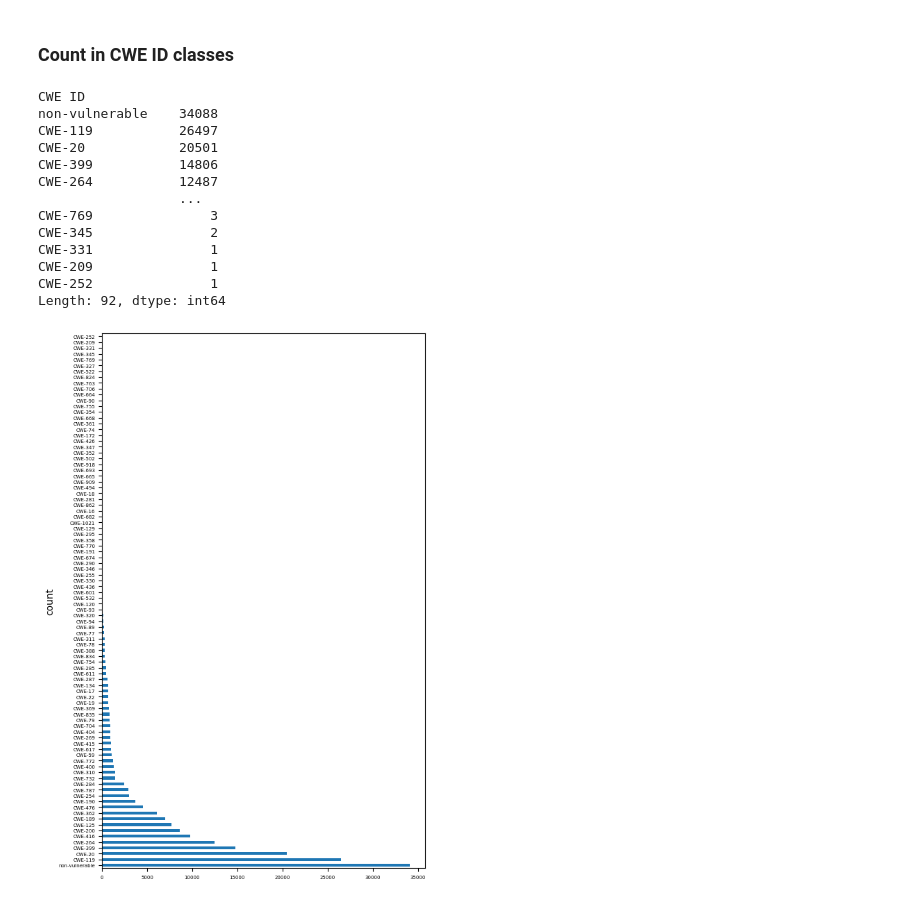
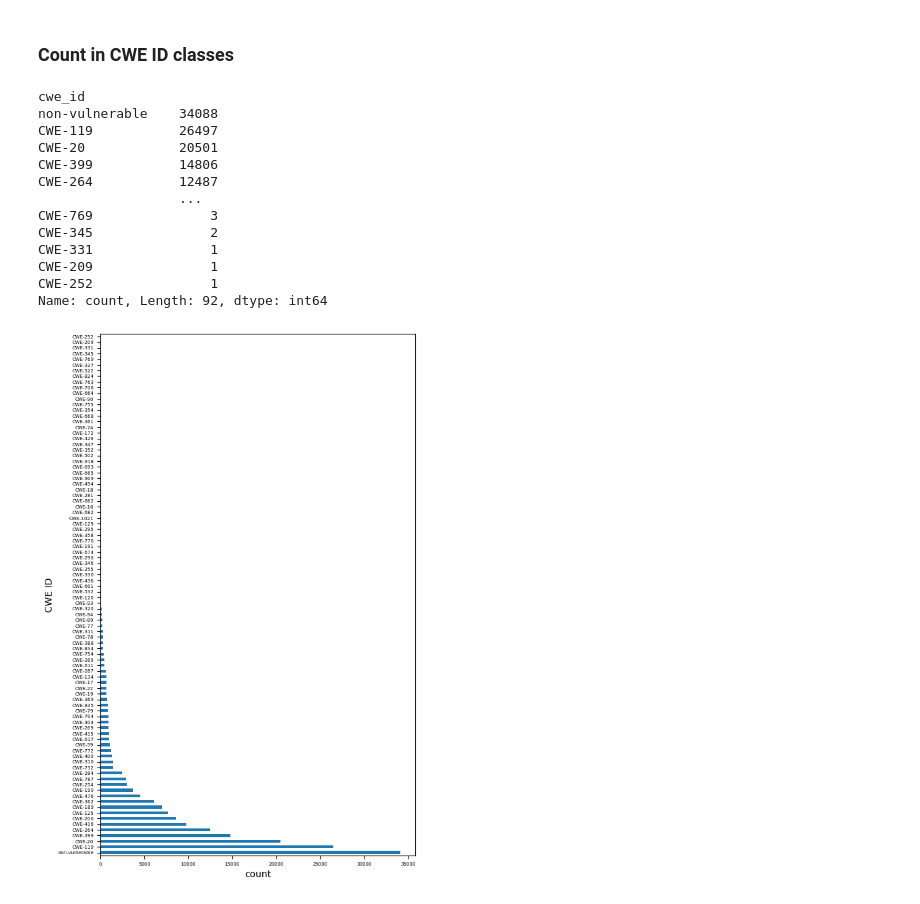
Before and after one commit to seunghee6022/TransVulDet, a Jupyter notebook: data_preprocessing/MSR_preprocessing.ipynb, the cells around one changed output. Drawn from its saved outputs; the diff is of its cells as text; code cells hidden in the pictures.

```diff
--- a/data_preprocessing/MSR_preprocessing.ipynb
+++ b/data_preprocessing/MSR_preprocessing.ipynb
@@ -197,7 +187,7 @@ nan_df
 # 4. how many wrong data exsit?
 # 4-1. CWE ID == NaN & vul == 1 : vulnerable but no CWE info
 
-no_cwe_vul = df[(df['CWE ID'].isna()) & (df['vul'] == 1)]
+no_cwe_vul = df[(df['cwe_id'].isna()) & (df['vul'] == 1)]
 print(no_cwe_vul.count())
 no_cwe_vul.head(3)
 # %% [output]
@@ -247,12 +234,11 @@ dtype: int64
 # %% [markdown]
 ### Add a new cwe id column for labeling exceptional cases
 # %%
-index_list = list(cwe_with_non_vul.index)
+# index_list = list(cwe_with_non_vul.index)
 
-df['cwe_id'] = df['CWE ID']
-# iterate over the index_list and add "-non-vul" to the current value of "cwe_id"
-for i in index_list:
-    df.loc[i, 'cwe_id'] = "non-vulnerable"
+# # iterate over the index_list and add "-non-vul" to the current value of "cwe_id"
+# for i in index_list:
+#     df.loc[i, 'cwe_id'] = "non-vulnerable"
 # %%
 # 3. check the relationship between vul==0 and CWE_ID==nan
 cwe_new_list = df['cwe_id'].unique().tolist()
@@ -272,5 +258,5 @@ Original # of cwe id: 92,
 # %%
-no_cwe_with_non_vul = df[(df['CWE ID'].isna()) & (df['vul'] == 0)]
+no_cwe_with_non_vul = df[(df['cwe_id'].isna()) & (df['vul'] == 0)]
 print(no_cwe_with_non_vul.count())
 no_cwe_with_non_vul.head(3)
 # %% [output]
@@ -290,7 +274,6 @@ dtype: int64
 # iterate over the index_list and add "-non-vul" to the current value of "CWE ID"
 non_vul_index_list = list(no_cwe_with_non_vul.index)
 for i in non_vul_index_list:
-    df.loc[i, 'CWE ID'] = "non-vulnerable"
     df.loc[i, 'cwe_id'] = "non-vulnerable"
 # %%
 # 3. check the relationship between vul==0 and CWE_ID==nan
@@ -310,22 +293,22 @@ dtype: int64
 # %% [markdown]
 ### Count in CWE ID classes
 # %%
-print(df.value_counts(subset='CWE ID'))
+print(df.value_counts(subset='cwe_id'))
 plt.figure(figsize=(6, 10))
-df.value_counts(subset='CWE ID').plot.barh(xlabel='count', ylabel='CWE ID',fontsize=5)
+df.value_counts(subset='cwe_id').plot.barh(xlabel='count', ylabel='CWE ID',fontsize=5)
 plt.show()
 # %% [output]
-CWE ID
+cwe_id
 non-vulnerable    34088
 CWE-119           26497
 CWE-20            20501
 CWE-399           14806
 CWE-264           12487
                   ...
 CWE-769               3
 CWE-345               2
 CWE-331               1
 CWE-209               1
 CWE-252               1
-Length: 92, dtype: int64
+Name: count, Length: 92, dtype: int64
-[figure, old version]
+[figure, new version]
```
Also changed, not shown: parts of 25 cells of this notebook, 9 other files.
